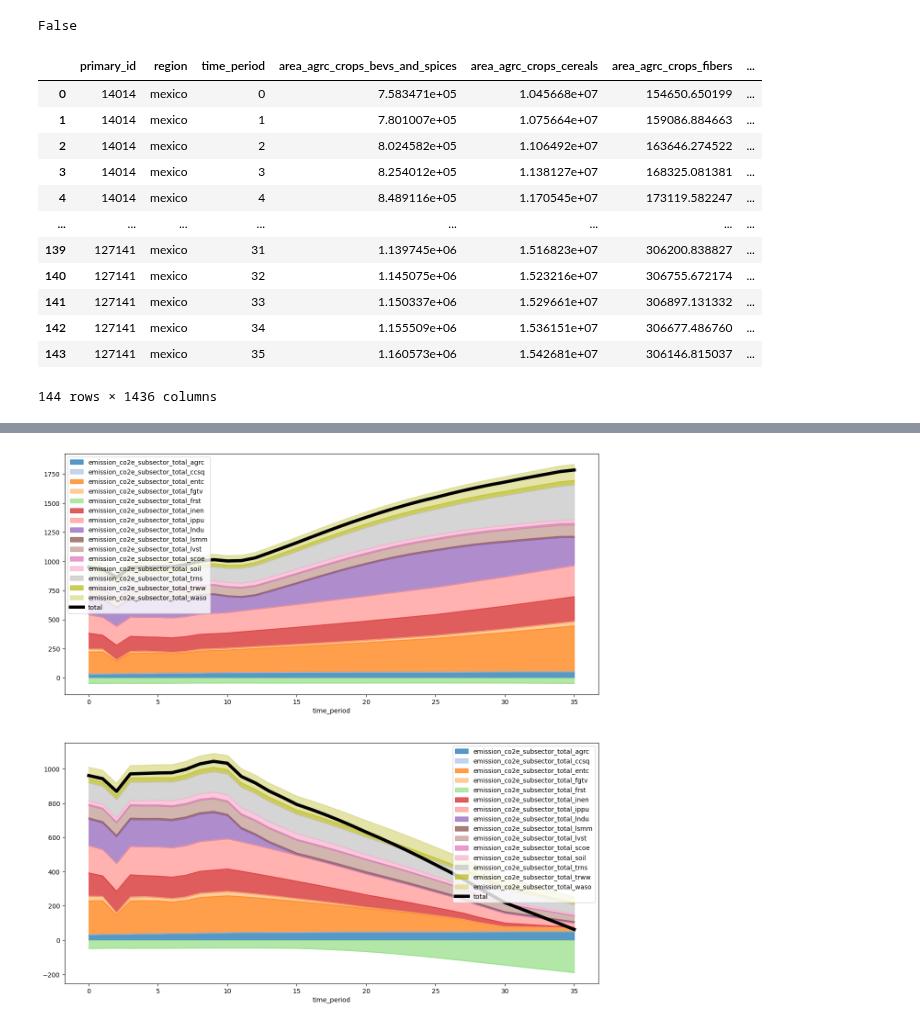
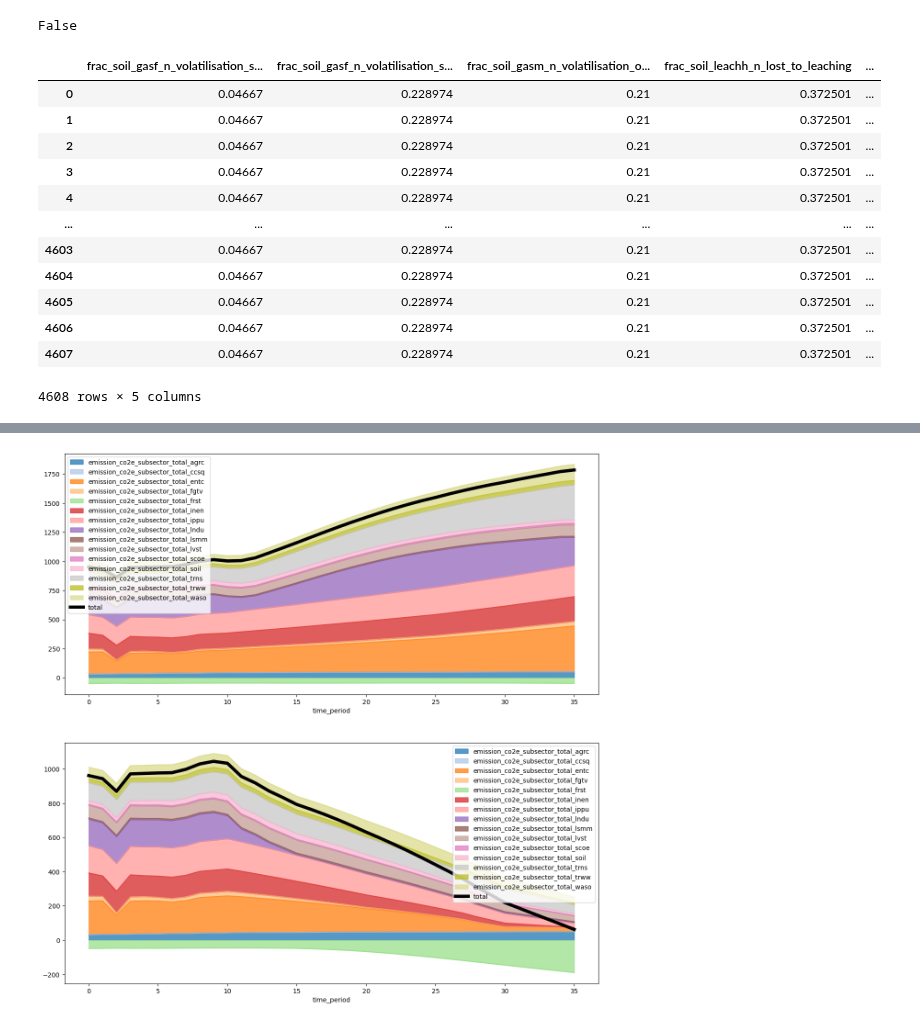
Before and after one commit to jcsyme/sisepuede, a Jupyter notebook: python/build_transformations.ipynb, the cells around one changed output, grey strips where cells are left out. Cells and saved outputs as stored; diff of their text form; code cells hidden in the pictures.

```diff
--- a/python/build_transformations.ipynb
+++ b/python/build_transformations.ipynb
@@ -1209,18 +1209,18 @@ check_model_results2(
 # %% [output]
 False
 # %%
-df_out
+df_in[[x for x in df_in.columns if x.startswith("frac_soil")]]
 # %% [output]
-|  | primary_id | region | time_period | area_agrc_crops_bevs_and_spices | area_agrc_crops_cereals | area_agrc_crops_fibers | ... |
-| 0 | 14014 | mexico | 0 | 7.583471e+05 | 1.045668e+07 | 154650.650199 | ... |
-| 1 | 14014 | mexico | 1 | 7.801007e+05 | 1.075664e+07 | 159086.884663 | ... |
-| 2 | 14014 | mexico | 2 | 8.024582e+05 | 1.106492e+07 | 163646.274522 | ... |
-| 3 | 14014 | mexico | 3 | 8.254012e+05 | 1.138127e+07 | 168325.081381 | ... |
-| 4 | 14014 | mexico | 4 | 8.489116e+05 | 1.170545e+07 | 173119.582247 | ... |
-| ... | ... | ... | ... | ... | ... | ... | ... |
-| 139 | 127141 | mexico | 31 | 1.139745e+06 | 1.516823e+07 | 306200.838827 | ... |
-| 140 | 127141 | mexico | 32 | 1.145075e+06 | 1.523216e+07 | 306755.672174 | ... |
-| 141 | 127141 | mexico | 33 | 1.150337e+06 | 1.529661e+07 | 306897.131332 | ... |
-| 142 | 127141 | mexico | 34 | 1.155509e+06 | 1.536151e+07 | 306677.486760 | ... |
-| 143 | 127141 | mexico | 35 | 1.160573e+06 | 1.542681e+07 | 306146.815037 | ... |
+|  | frac_soil_gasf_n_volatilisation_s... | frac_soil_gasf_n_volatilisation_s... | frac_soil_gasm_n_volatilisation_o... | frac_soil_leachh_n_lost_to_leaching | ... |
+| 0 | 0.04667 | 0.228974 | 0.21 | 0.372501 | ... |
+| 1 | 0.04667 | 0.228974 | 0.21 | 0.372501 | ... |
+| 2 | 0.04667 | 0.228974 | 0.21 | 0.372501 | ... |
+| 3 | 0.04667 | 0.228974 | 0.21 | 0.372501 | ... |
+| 4 | 0.04667 | 0.228974 | 0.21 | 0.372501 | ... |
+| ... | ... | ... | ... | ... | ... |
+| 4603 | 0.04667 | 0.228974 | 0.21 | 0.372501 | ... |
+| 4604 | 0.04667 | 0.228974 | 0.21 | 0.372501 | ... |
+| 4605 | 0.04667 | 0.228974 | 0.21 | 0.372501 | ... |
+| 4606 | 0.04667 | 0.228974 | 0.21 | 0.372501 | ... |
+| 4607 | 0.04667 | 0.228974 | 0.21 | 0.372501 | ... |
-144 rows × 1436 columns
+4608 rows × 5 columns
```
Also changed, not shown: parts of 2 cells of this notebook, 8 other files.
